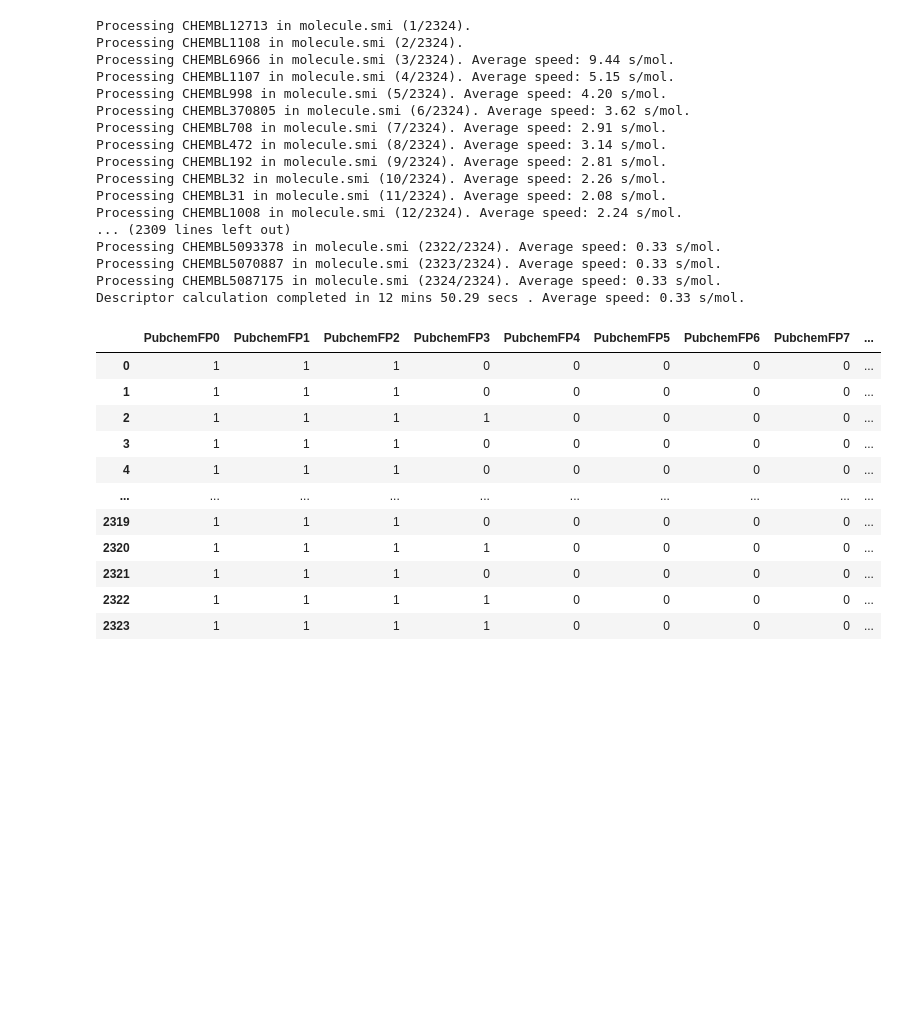
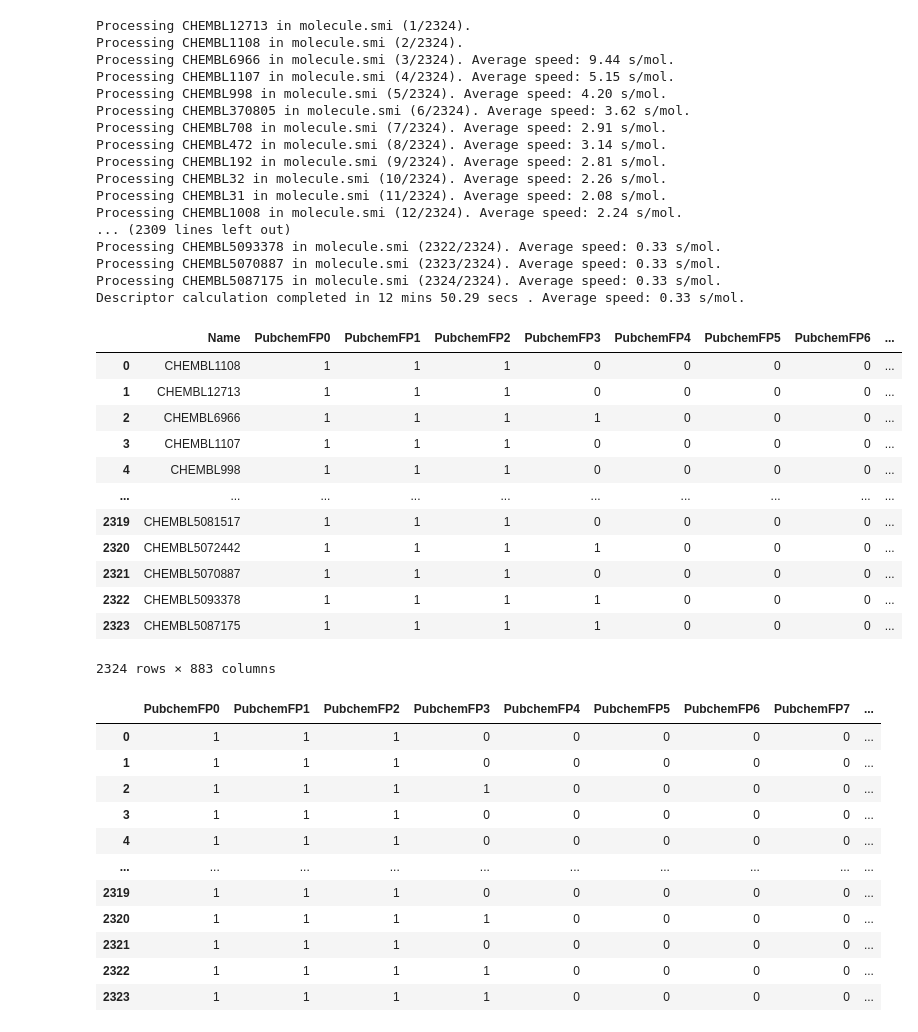
Before and after one commit to Jahan08/hERG-web-app, a Jupyter notebook: hERG-web-app.ipynb, the cells around one changed output. Saved outputs shown, nothing was run; the diff lists cells and outputs as text; code cells hidden in the pictures; blank space fills up the shorter version.

```diff
--- a/hERG-web-app.ipynb
+++ b/hERG-web-app.ipynb
@@ -176,3 +176,24 @@ Processing CHEMBL5087175 in molecule.smi (2324/2324). Average speed: 0.33 s/mol.
 Descriptor calculation completed in 12 mins 50.29 secs . Average speed: 0.33 s/mol.
 # %%
 df3_X = pd.read_csv('/content/descriptors_output.csv')
+# %%
+df_Y = df['Activity']
+df_Y
+Y = df_Y
+# %%
+dataset1 = pd.concat([df3_X,df_Y], axis=1)
+dataset1
+# %% [output]
+|  | Name | PubchemFP0 | PubchemFP1 | PubchemFP2 | PubchemFP3 | PubchemFP4 | PubchemFP5 | PubchemFP6 | ... |
+| 0 | CHEMBL1108 | 1 | 1 | 1 | 0 | 0 | 0 | 0 | ... |
+| 1 | CHEMBL12713 | 1 | 1 | 1 | 0 | 0 | 0 | 0 | ... |
+| 2 | CHEMBL6966 | 1 | 1 | 1 | 1 | 0 | 0 | 0 | ... |
+| 3 | CHEMBL1107 | 1 | 1 | 1 | 0 | 0 | 0 | 0 | ... |
+| 4 | CHEMBL998 | 1 | 1 | 1 | 0 | 0 | 0 | 0 | ... |
+| ... | ... | ... | ... | ... | ... | ... | ... | ... | ... |
+| 2319 | CHEMBL5081517 | 1 | 1 | 1 | 0 | 0 | 0 | 0 | ... |
+| 2320 | CHEMBL5072442 | 1 | 1 | 1 | 1 | 0 | 0 | 0 | ... |
+| 2321 | CHEMBL5070887 | 1 | 1 | 1 | 0 | 0 | 0 | 0 | ... |
+| 2322 | CHEMBL5093378 | 1 | 1 | 1 | 1 | 0 | 0 | 0 | ... |
+| 2323 | CHEMBL5087175 | 1 | 1 | 1 | 1 | 0 | 0 | 0 | ... |
+2324 rows × 883 columns
```
Also changed, not shown: parts of 1 cell of this notebook.
